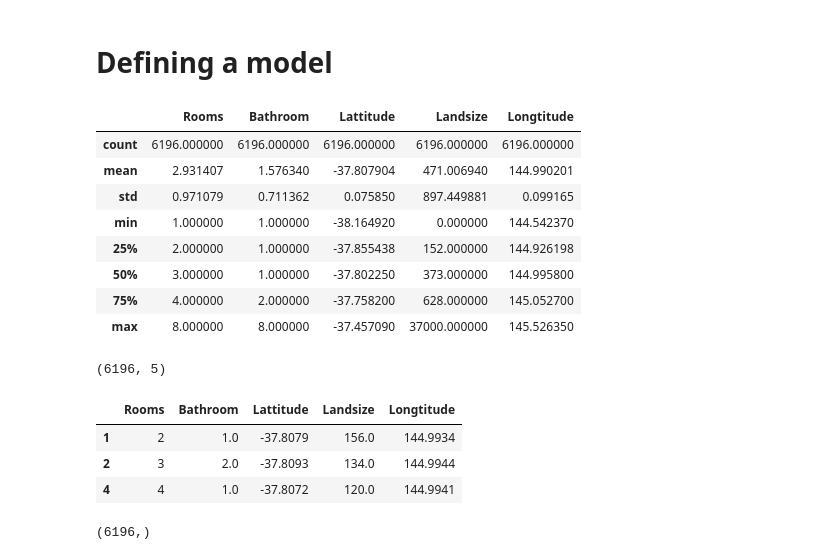
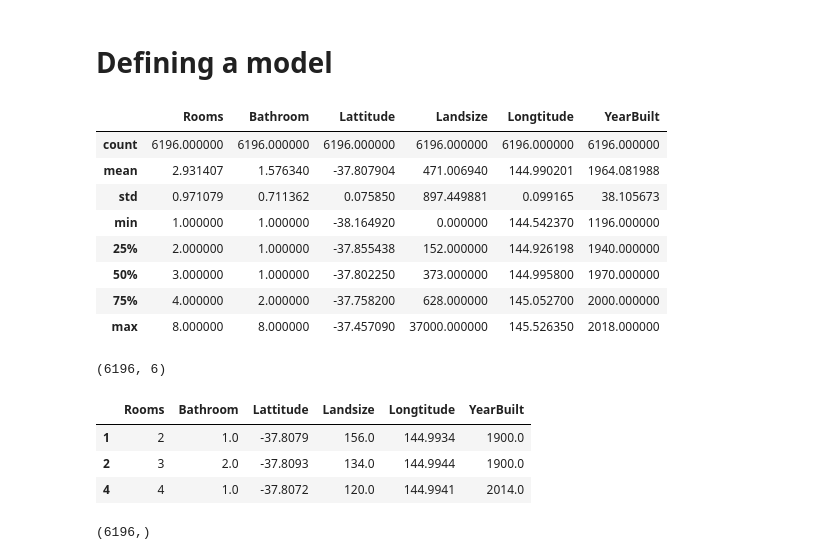
Before and after one commit to rabelais88/machine-learning, a Jupyter notebook: notebooks/house-pricing-tutorial/house_price_prediction.ipynb, the cells around one changed output. Cells and saved outputs as stored; diff of their text form; code cells hidden in the pictures.

```diff
--- a/notebooks/house-pricing/house_price_prediction.ipynb
+++ b/notebooks/house-pricing-tutorial/house_price_prediction.ipynb
@@ -88,28 +97,28 @@ sns.lmplot(data=melb[melb.Landsize < 1200], x='Landsize', y='Price', fit_reg=Fal
 # %% [markdown]
 # Defining a model
 # %%
-features = ['Rooms', 'Bathroom', 'Lattitude', 'Landsize', 'Longtitude']
+features = ['Rooms', 'Bathroom', 'Lattitude', 'Landsize', 'Longtitude', 'YearBuilt']
 X = melb[features]
 X.describe()
 # %% [output]
-|  | Rooms | Bathroom | Lattitude | Landsize | Longtitude |
-| count | 6196.000000 | 6196.000000 | 6196.000000 | 6196.000000 | 6196.000000 |
-| mean | 2.931407 | 1.576340 | -37.807904 | 471.006940 | 144.990201 |
-| std | 0.971079 | 0.711362 | 0.075850 | 897.449881 | 0.099165 |
-| min | 1.000000 | 1.000000 | -38.164920 | 0.000000 | 144.542370 |
-| 25% | 2.000000 | 1.000000 | -37.855438 | 152.000000 | 144.926198 |
-| 50% | 3.000000 | 1.000000 | -37.802250 | 373.000000 | 144.995800 |
-| 75% | 4.000000 | 2.000000 | -37.758200 | 628.000000 | 145.052700 |
-| max | 8.000000 | 8.000000 | -37.457090 | 37000.000000 | 145.526350 |
+|  | Rooms | Bathroom | Lattitude | Landsize | Longtitude | YearBuilt |
+| count | 6196.000000 | 6196.000000 | 6196.000000 | 6196.000000 | 6196.000000 | 6196.000000 |
+| mean | 2.931407 | 1.576340 | -37.807904 | 471.006940 | 144.990201 | 1964.081988 |
+| std | 0.971079 | 0.711362 | 0.075850 | 897.449881 | 0.099165 | 38.105673 |
+| min | 1.000000 | 1.000000 | -38.164920 | 0.000000 | 144.542370 | 1196.000000 |
+| 25% | 2.000000 | 1.000000 | -37.855438 | 152.000000 | 144.926198 | 1940.000000 |
+| 50% | 3.000000 | 1.000000 | -37.802250 | 373.000000 | 144.995800 | 1970.000000 |
+| 75% | 4.000000 | 2.000000 | -37.758200 | 628.000000 | 145.052700 | 2000.000000 |
+| max | 8.000000 | 8.000000 | -37.457090 | 37000.000000 | 145.526350 | 2018.000000 |
 # %%
 print(X.shape)
 X.head(3)
 # %% [output]
-(6196, 5)
+(6196, 6)
-|  | Rooms | Bathroom | Lattitude | Landsize | Longtitude |
-| 1 | 2 | 1.0 | -37.8079 | 156.0 | 144.9934 |
-| 2 | 3 | 2.0 | -37.8093 | 134.0 | 144.9944 |
-| 4 | 4 | 1.0 | -37.8072 | 120.0 | 144.9941 |
+|  | Rooms | Bathroom | Lattitude | Landsize | Longtitude | YearBuilt |
+| 1 | 2 | 1.0 | -37.8079 | 156.0 | 144.9934 | 1900.0 |
+| 2 | 3 | 2.0 | -37.8093 | 134.0 | 144.9944 | 1900.0 |
+| 4 | 4 | 1.0 | -37.8072 | 120.0 | 144.9941 | 2014.0 |
 # %%
 y = melb.Price
 print(y.shape)
```
Also changed, not shown: parts of 9 cells of this notebook, 15 other files.
